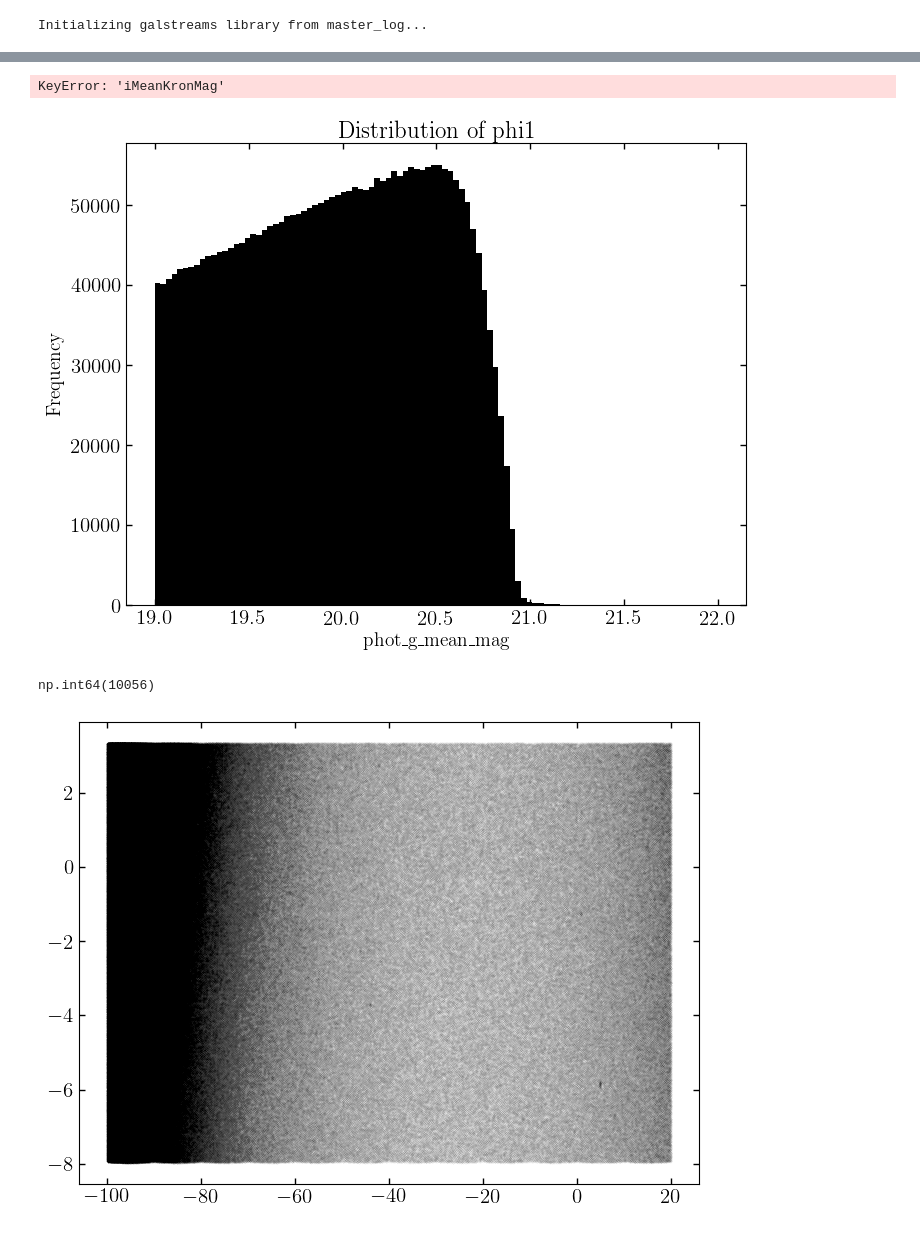
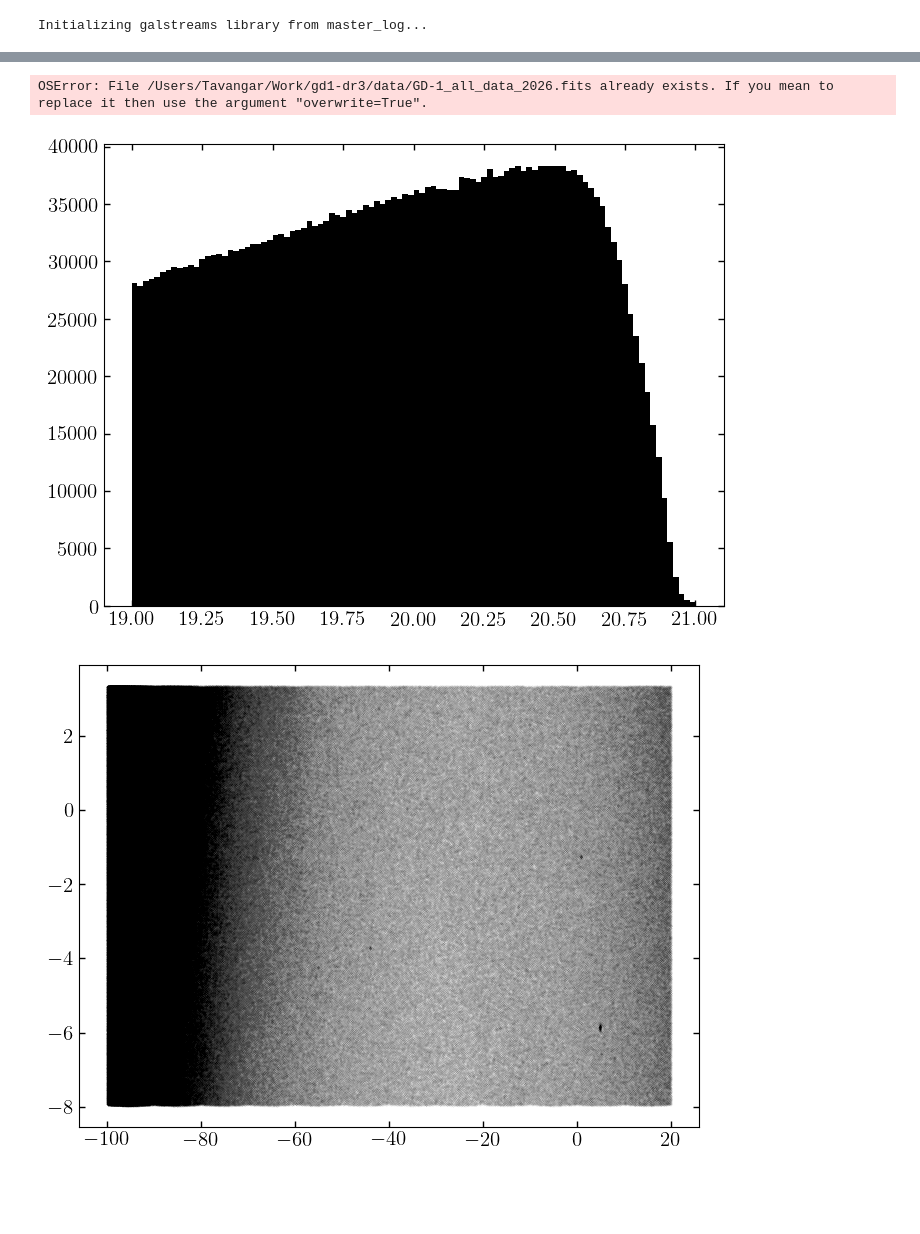
Before and after one commit to ktavangar/gd1-dr3, a Jupyter notebook: notebooks/Photometric-Modeling-Pipeline/generating_data.ipynb, the cells around one changed output, grey strips where cells are left out. Drawn from its saved outputs; the diff is of its cells as text; code cells hidden in the pictures; blank space fills up the shorter version.

```diff
--- a/notebooks/Photometric-Modeling-Pipeline/generating_data.ipynb
+++ b/notebooks/Photometric-Modeling-Pipeline/generating_data.ipynb
@@ -50,6 +64,0 @@ Table length=6462677
-# %%
-from dustmaps.config import config
-config['data_dir'] = '/Users/Tavangar/Work/CATS_workshop/cats/data'
-joined = make_astro_photo_joined_data(g, p, gs)
-# %% [output]
-KeyError: 'iMeanKronMag'
@@ -58,13 +65,10 @@ joined
-# %%
-plt.hist(g.phot_g_mean_mag.value, bins=100, range=[19, 22])
-plt.xlabel('phot_g_mean_mag')
-plt.ylabel('Frequency')
-plt.title('Distribution of phi1')
-plt.show()
-# %% [output]
-[figure, removed]
-# %%
-np.sum(data['g0'] > 22)
-# %% [output]
-np.int64(10056)
+# %%
+joined.write("/Users/Tavangar/Work/gd1-dr3/data/GD-1_all_data_2026.fits")
+# %% [output]
+OSError: File /Users/Tavangar/Work/gd1-dr3/data/GD-1_all_data_2026.fits already exists. If you mean to replace it then use the argument "overwrite=True".
+# %%
+plt.hist(joined['phot_g_mean_mag'], bins=100, range=[19,21])
+plt.show()
+# %% [output]
+[figure, added]
 # %%
```
Also changed, not shown: parts of 20 cells of this notebook, 4 other files.
